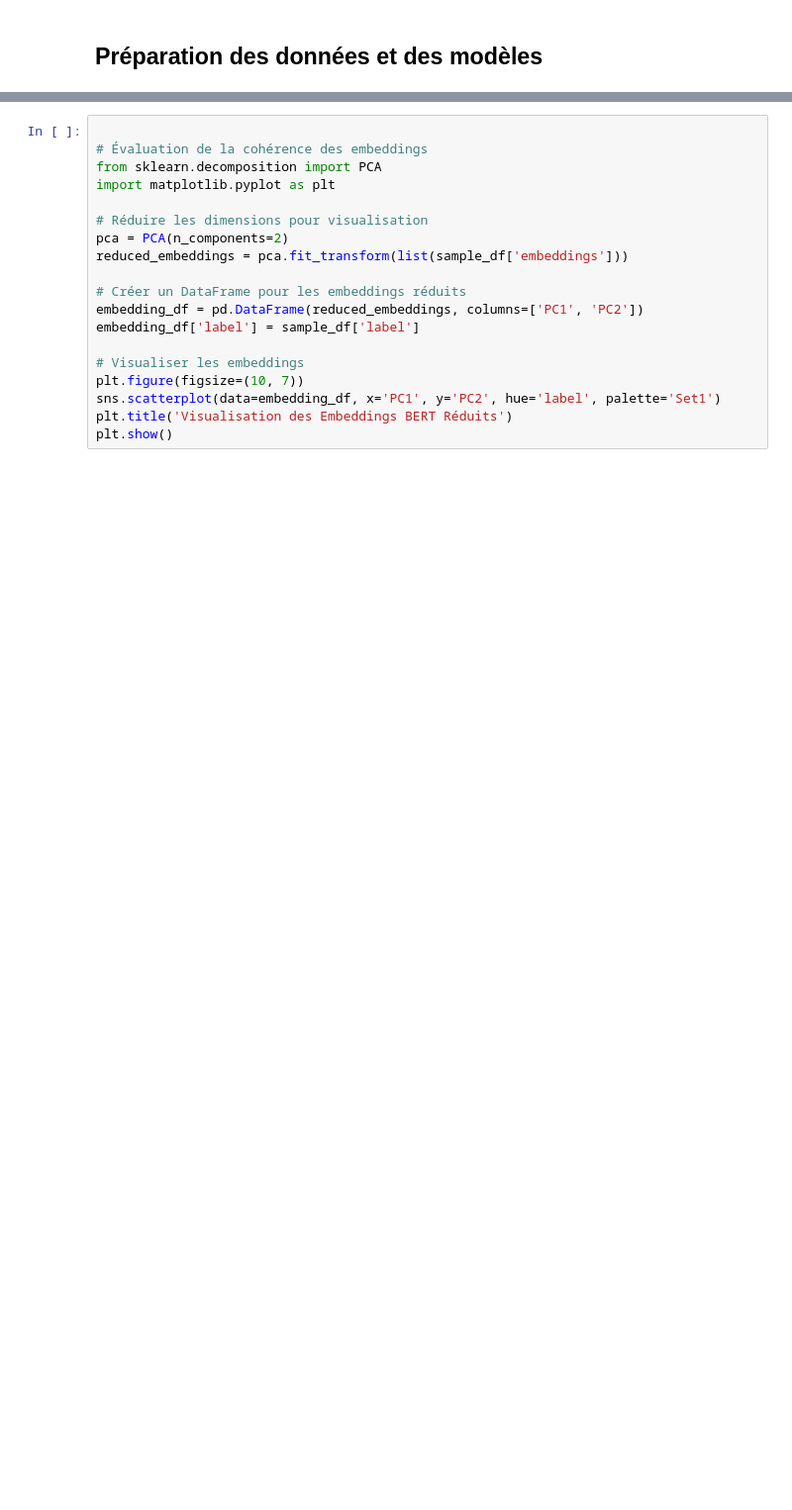
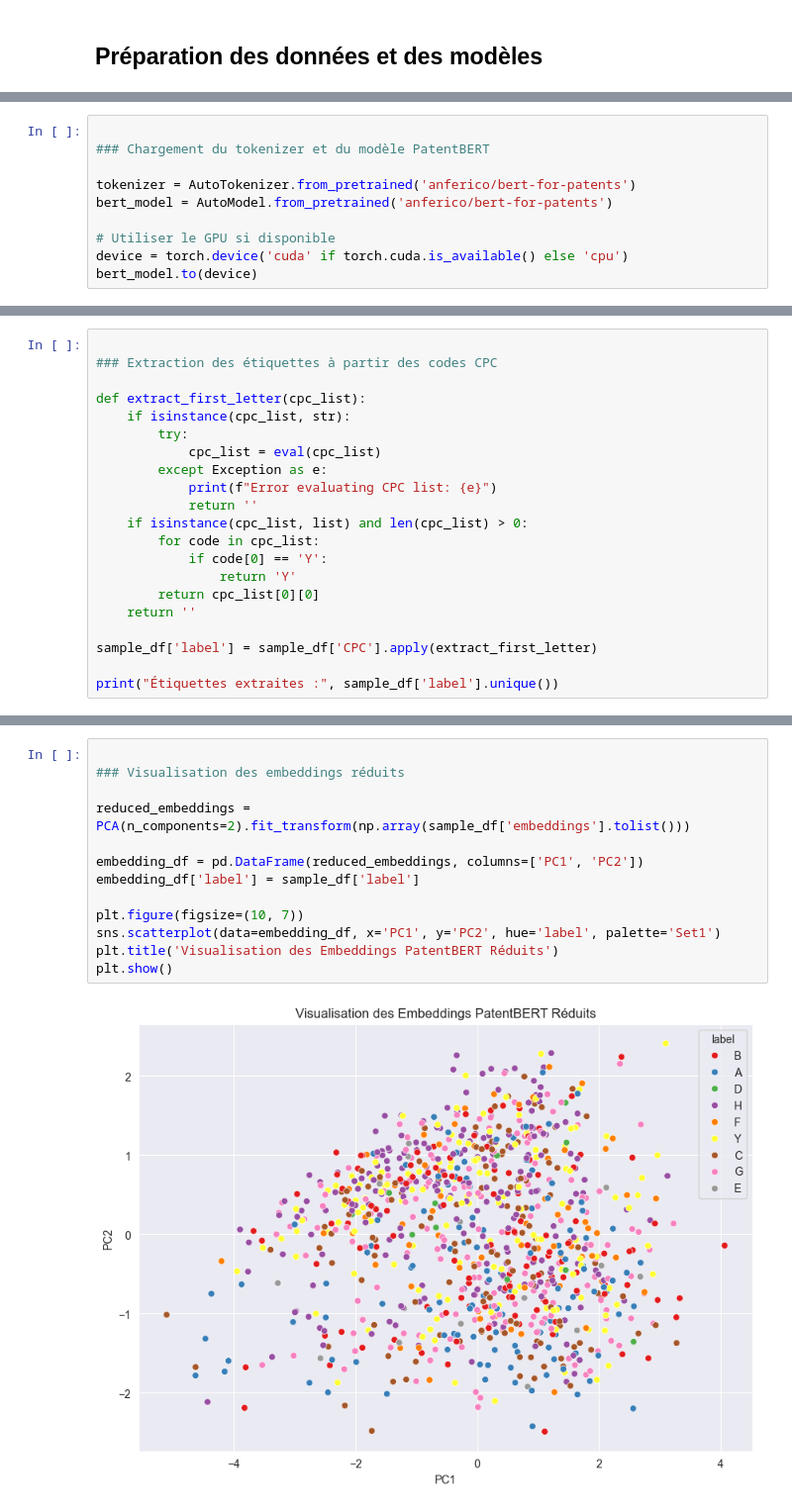
Before and after one commit to ktzkvin/Mastercamp-EXPLAIN, a Jupyter notebook: main.ipynb, the cells around one changed output, grey strips where cells are left out. Shown at 99% size. Cells and saved outputs as stored; diff of their text form; blank space fills up the shorter version.

```diff
--- a/main.ipynb
+++ b/main.ipynb
@@ -131,0 +147,10 @@ model = DistilBertModel.from_pretrained('distilbert-base-uncased', force_downloa
+# %%
+
+### Chargement du tokenizer et du modèle PatentBERT
+
+tokenizer = AutoTokenizer.from_pretrained('anferico/bert-for-patents')
+bert_model = AutoModel.from_pretrained('anferico/bert-for-patents')
+
+# Utiliser le GPU si disponible
+device = torch.device('cuda' if torch.cuda.is_available() else 'cpu')
+bert_model.to(device)
@@ -171,0 +218,21 @@ print("Étiquettes extraites :", sample_df['label'].unique())
+# %%
+
+### Extraction des étiquettes à partir des codes CPC
+
+def extract_first_letter(cpc_list):
+    if isinstance(cpc_list, str):
+        try:
+            cpc_list = eval(cpc_list)
+        except Exception as e:
+            print(f"Error evaluating CPC list: {e}")
+            return ''
+    if isinstance(cpc_list, list) and len(cpc_list) > 0:
+        for code in cpc_list:
+            if code[0] == 'Y':
+                return 'Y'
+        return cpc_list[0][0]
+    return ''
+
+sample_df['label'] = sample_df['CPC'].apply(extract_first_letter)
+
+print("Étiquettes extraites :", sample_df['label'].unique())
@@ -172,19 +241,15 @@ print("Étiquettes extraites :", sample_df['label'].unique())
 # %%
 
-# Évaluation de la cohérence des embeddings
-from sklearn.decomposition import PCA
-import matplotlib.pyplot as plt
+### Visualisation des embeddings réduits
 
-# Réduire les dimensions pour visualisation
-pca = PCA(n_components=2)
-reduced_embeddings = pca.fit_transform(list(sample_df['embeddings']))
+reduced_embeddings = PCA(n_components=2).fit_transform(np.array(sample_df['embeddings'].tolist()))
 
-# Créer un DataFrame pour les embeddings réduits
 embedding_df = pd.DataFrame(reduced_embeddings, columns=['PC1', 'PC2'])
 embedding_df['label'] = sample_df['label']
 
-# Visualiser les embeddings
 plt.figure(figsize=(10, 7))
 sns.scatterplot(data=embedding_df, x='PC1', y='PC2', hue='label', palette='Set1')
-plt.title('Visualisation des Embeddings BERT Réduits')
+plt.title('Visualisation des Embeddings PatentBERT Réduits')
 plt.show()
+# %% [output]
+[figure, added]
```
Also changed, not shown: parts of 22 cells of this notebook.
